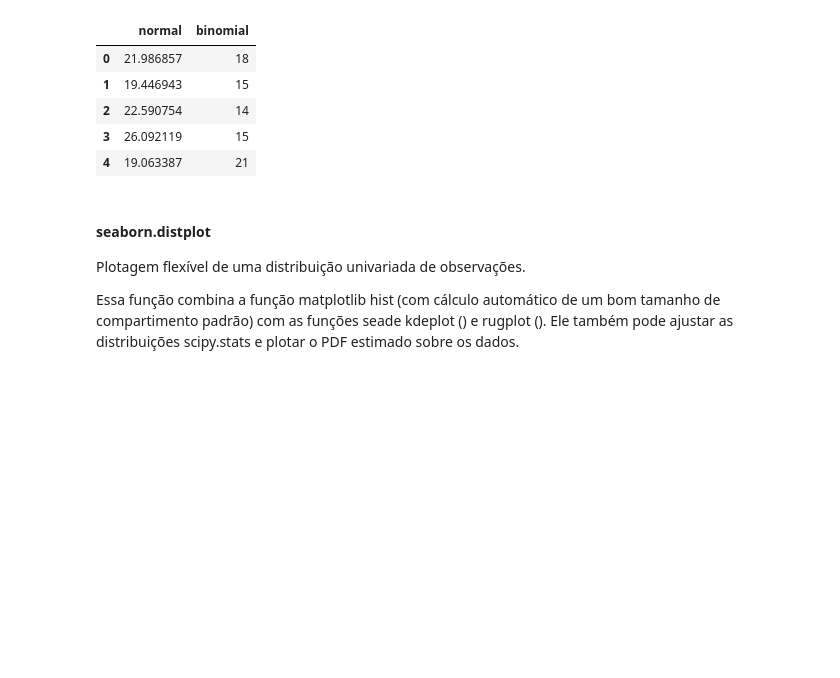
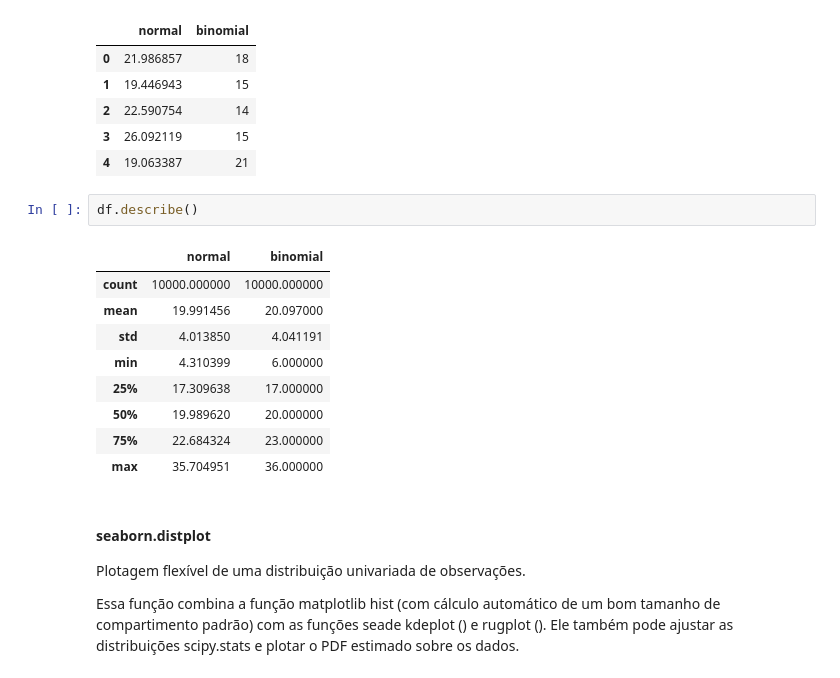
Before and after one commit to taiaraujo/aceleradev_ds, a Jupyter notebook: module-04/main.ipynb, the cells around one changed output. Drawn from its saved outputs; the diff is of its cells as text; blank space fills up the shorter version.

```diff
--- a/module-04/main.ipynb
+++ b/module-04/main.ipynb
@@ -48,6 +48,18 @@ df.head()
 | 2 | 22.590754 | 14 |
 | 3 | 26.092119 | 15 |
 | 4 | 19.063387 | 21 |
+# %%
+df.describe()
+# %% [output]
+|  | normal | binomial |
+| count | 10000.000000 | 10000.000000 |
+| mean | 19.991456 | 20.097000 |
+| std | 4.013850 | 4.041191 |
+| min | 4.310399 | 6.000000 |
+| 25% | 17.309638 | 17.000000 |
+| 50% | 19.989620 | 20.000000 |
+| 75% | 22.684324 | 23.000000 |
+| max | 35.704951 | 36.000000 |
 # %% [markdown]
 #### seaborn.distplot
 Plotagem flexível de uma distribuição univariada de observações.
```
Also changed, not shown: parts of 2 cells of this notebook.
